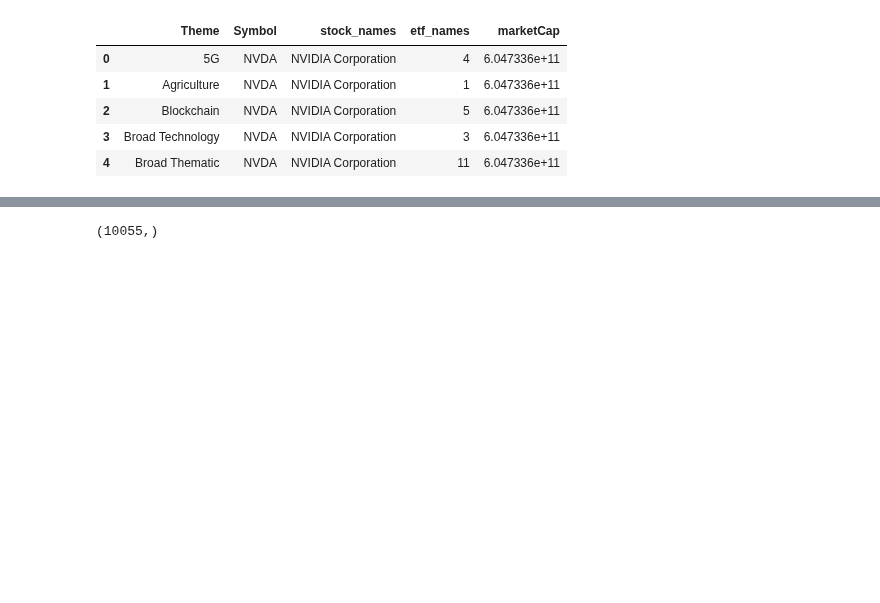
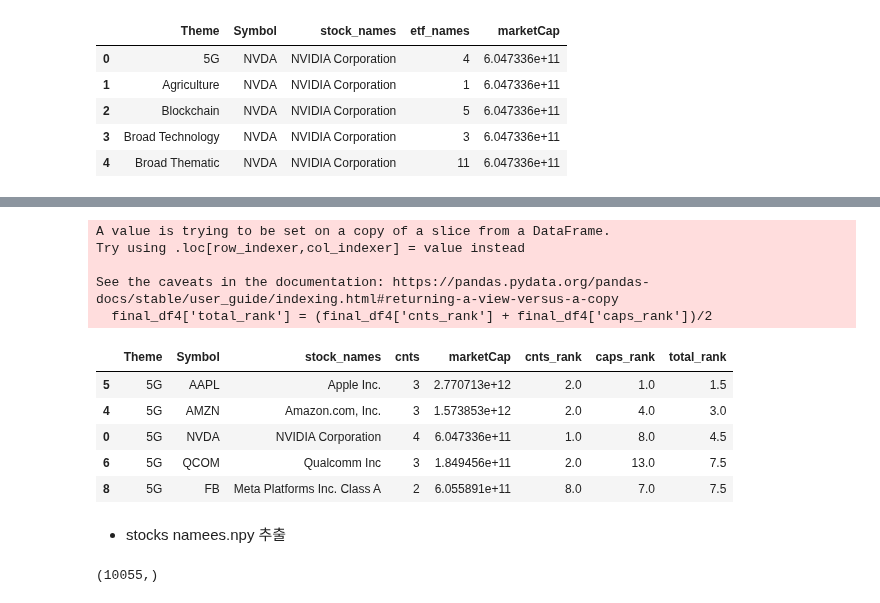
Before and after one commit to yjchoi-95/Korea_Investment_and_Securities, a Jupyter notebook: scripts/ipynb/Finance-info-matching.ipynb, the cells around one changed output, grey strips where cells are left out. Cells and saved outputs as stored; diff of their text form; code cells hidden in the pictures; blank space fills up the shorter version.

```diff
--- a/scripts/ipynb/Finance-info-matching.ipynb
+++ b/scripts/ipynb/Finance-info-matching.ipynb
@@ -102,0 +199,9 @@ final_df2.head(20)
+# %%
+cnts_rank = []
+caps_rank = []
+for idx, theme in enumerate(loop_theme):
+    cnts_rank.extend(list(final_df4.loc[final_df4.Theme == theme]['cnts'].rank(ascending=False, method = "min")))
+    caps_rank.extend(list(final_df4.loc[final_df4.Theme == theme]['marketCap'].rank(ascending=False, method = "min")))
+# %%
+final_df4['cnts_rank'] = cnts_rank
+final_df4['caps_rank'] = caps_rank
@@ -102,0 +219,23 @@ final_df2.head(20)
+# %%
+final_df4['total_rank'] = (final_df4['cnts_rank'] + final_df4['caps_rank'])/2
+# %% [output]
+A value is trying to be set on a copy of a slice from a DataFrame.
+Try using .loc[row_indexer,col_indexer] = value instead
+
+See the caveats in the documentation: https://pandas.pydata.org/pandas-docs/stable/user_guide/indexing.html#returning-a-view-versus-a-copy
+  final_df4['total_rank'] = (final_df4['cnts_rank'] + final_df4['caps_rank'])/2
+# %%
+for idx, theme in enumerate(loop_theme):
+    if idx == 0:
+        tot_order_df = final_df4.loc[final_df4.Theme == theme].sort_values("total_rank")
+    else:
+        tot_order_df = tot_order_df.append(final_df4.loc[final_df4.Theme == theme].sort_values("total_rank"))
+# %%
+tot_order_df.head()
+# %% [output]
+|  | Theme | Symbol | stock_names | cnts | marketCap | cnts_rank | caps_rank | total_rank |
+| 5 | 5G | AAPL | Apple Inc. | 3 | 2.770713e+12 | 2.0 | 1.0 | 1.5 |
+| 4 | 5G | AMZN | Amazon.com, Inc. | 3 | 1.573853e+12 | 2.0 | 4.0 | 3.0 |
+| 0 | 5G | NVDA | NVIDIA Corporation | 4 | 6.047336e+11 | 1.0 | 8.0 | 4.5 |
+| 6 | 5G | QCOM | Qualcomm Inc | 3 | 1.849456e+11 | 2.0 | 13.0 | 7.5 |
+| 8 | 5G | FB | Meta Platforms Inc. Class A | 2 | 6.055891e+11 | 8.0 | 7.0 | 7.5 |
@@ -103,3 +244,5 @@ final_df2.head(20)
+# %% [markdown]
+* stocks namees.npy 추출
 # %%
 import re
 # %%
```
Also changed, not shown: parts of 32 cells of this notebook, 7 other files.
